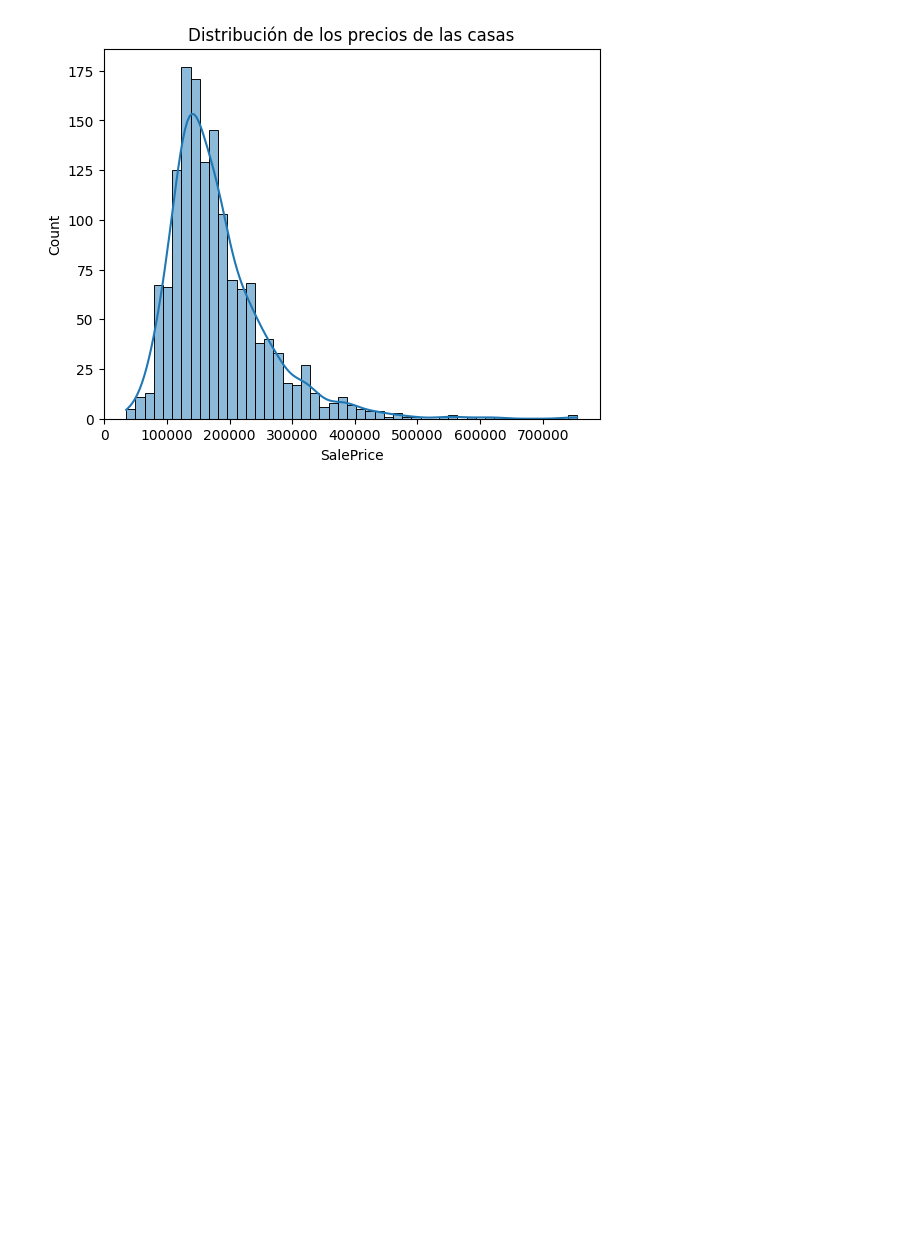
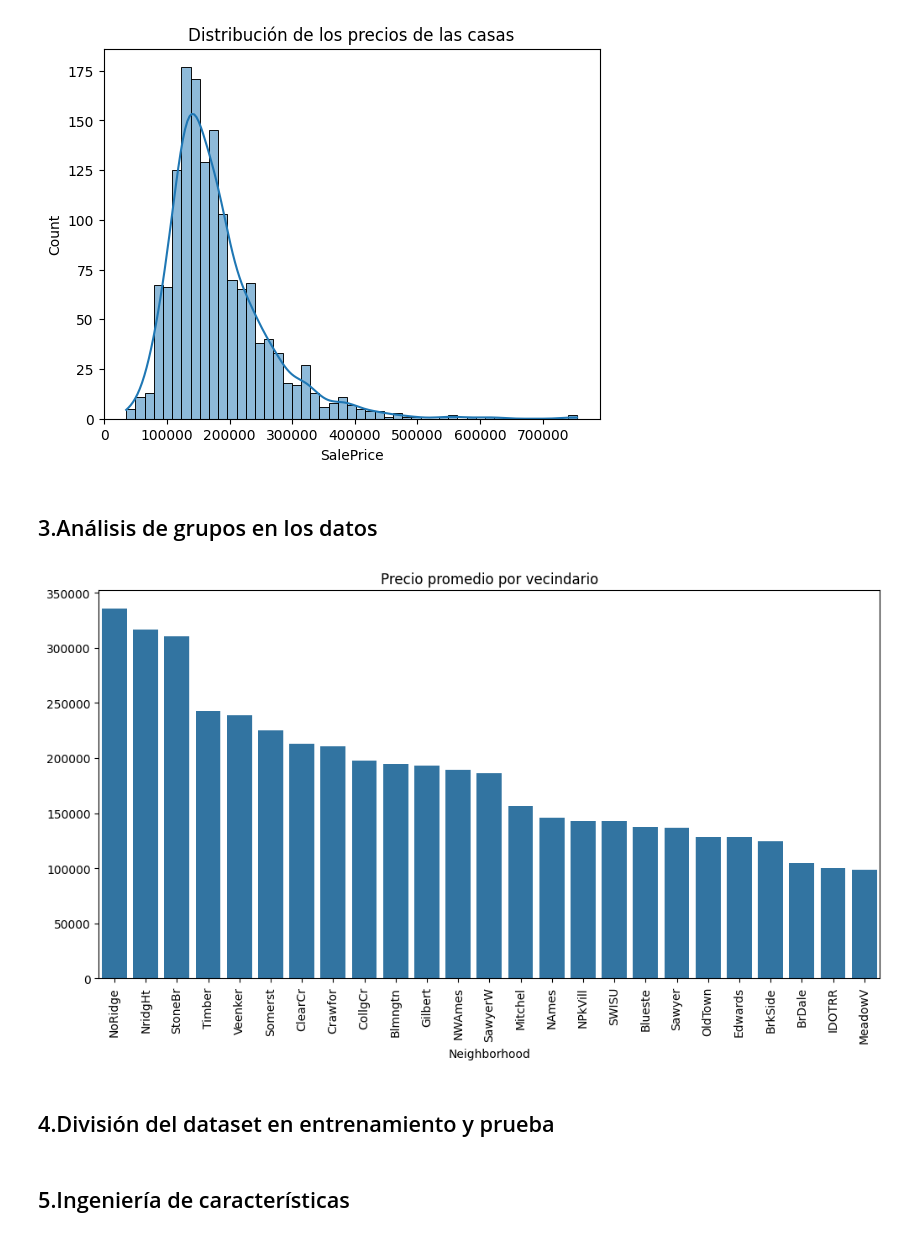
Before and after one commit to EJGDLG/Proyecto2Nuevo, a Jupyter notebook: proyecto2.ipynb, the cells around one changed output. Cells and saved outputs as stored; diff of their text form; code cells hidden in the pictures; blank space fills up the shorter version.

```diff
--- a/proyecto2.ipynb
+++ b/proyecto2.ipynb
@@ -75,3 +75,17 @@ plt.title("Distribución de los precios de las casas")
 plt.show()
 # %% [output]
 [figure]
+# %% [markdown]
+## 3.Análisis de grupos en los datos
+# %%
+# Agrupar por tipo de vecindario y precio promedio
+df_grouped = df.groupby("Neighborhood")["SalePrice"].mean().sort_values(ascending=False)
+plt.figure(figsize=(12,6))
+sns.barplot(x=df_grouped.index, y=df_grouped.values)
+plt.xticks(rotation=90)
+plt.title("Precio promedio por vecindario")
+plt.show()
+# %% [output]
+[figure, added]
+# %% [markdown]
+## 4.División del dataset en entrenamiento y prueba
@@ -77,0 +102,2 @@ plt.show()
+# %% [markdown]
+## 5.Ingeniería de características
```
Also changed, not shown: parts of 12 cells of this notebook.
